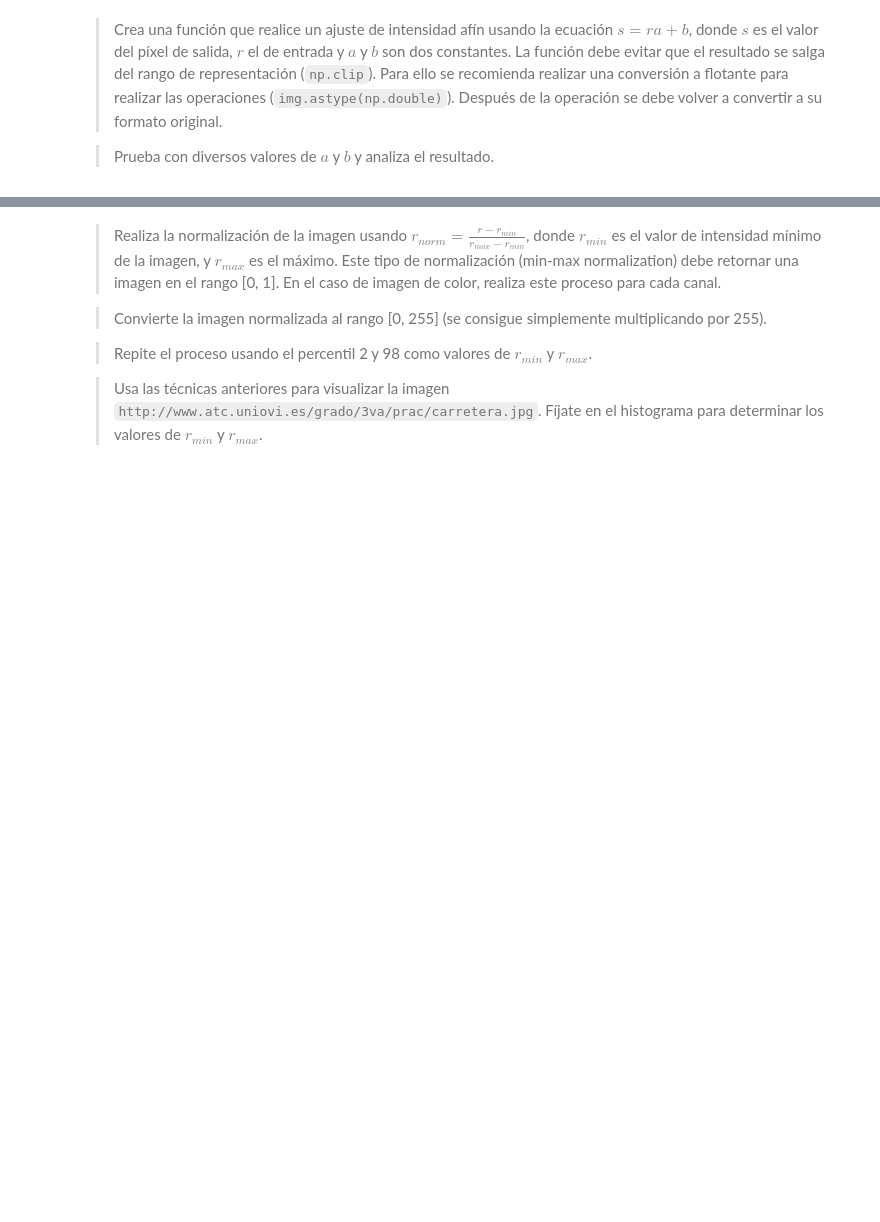
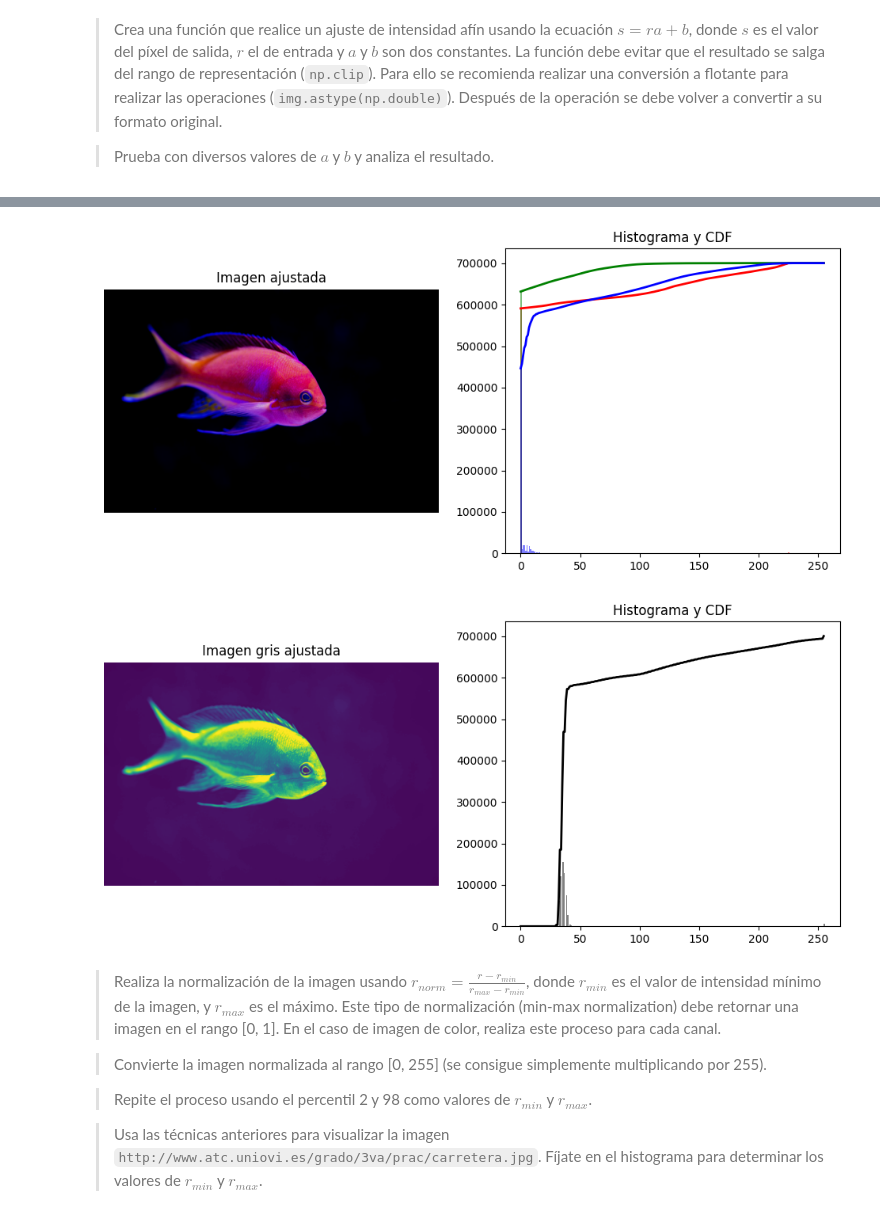
Before and after one commit to aleefdezz10/Vision-2026, a Jupyter notebook: PL3/Prac03-Brillo.ipynb, the cells around one changed output, grey strips where cells are left out. Drawn from its saved outputs; the diff is of its cells as text; code cells hidden in the pictures; blank space fills up the shorter version.

```diff
--- a/PL3/Prac03-Brillo.ipynb
+++ b/PL3/Prac03-Brillo.ipynb
@@ -257,3 +341,30 @@ Una vez que se tiene la visualización del histograma se puede analizar mejor el
+# %%
+# Color
+fig, (ax_img, ax_hist) = plt.subplots(1, 2, figsize=(12, 5))
+
+ax_img.imshow(img_ajustada)
+ax_img.set_title("Imagen ajustada")
+ax_img.axis("off")
+
+plot_histogram(ax_hist, img_ajustada)
+ax_hist.set_title("Histograma y CDF")
+
+plt.show()
+
+# Gris
+fig, (ax_img, ax_hist) = plt.subplots(1, 2, figsize=(12, 5))
+
+ax_img.imshow(img_gray_ajustada)
+ax_img.set_title("Imagen gris ajustada")
+ax_img.axis("off")
+
+plot_histogram(ax_hist, img_gray_ajustada)
+ax_hist.set_title("Histograma y CDF")
+
+plt.show()
+# %% [output]
+[figure, added]
+[figure, added]
 # %% [markdown]
 > Realiza la normalización de la imagen usando $r_{norm} =  \frac{r - r_{min}} {r_{max} - r_{min}}$, donde $r_{min}$ es el valor de intensidad mínimo de la imagen, y  $r_{max}$ es el máximo. Este tipo de normalización (min-max normalization) debe retornar una imagen en el rango [0, 1]. En el caso de imagen de color, realiza este proceso para cada canal.
 
```
Also changed, not shown: parts of 8 cells of this notebook, 2 other files.
